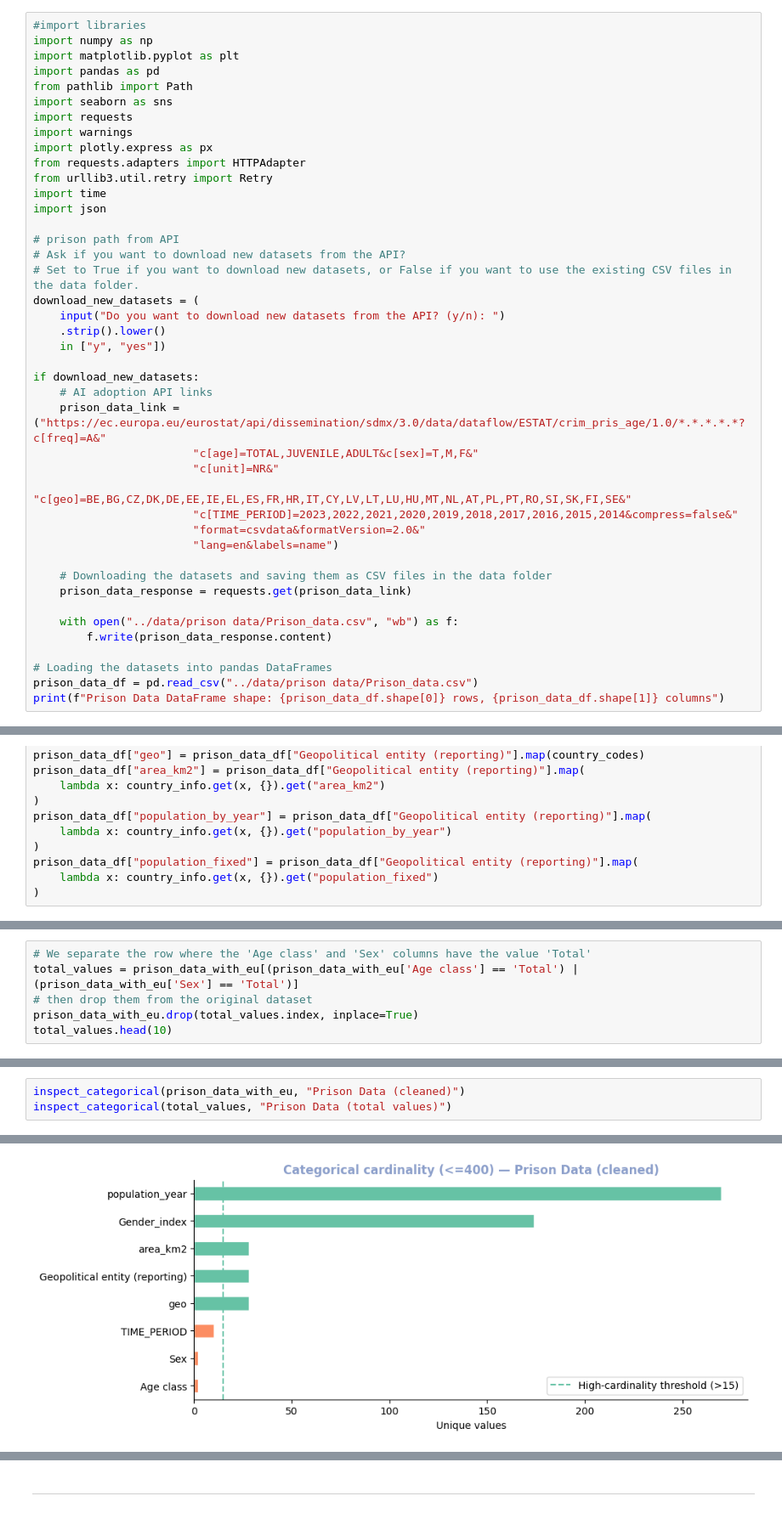
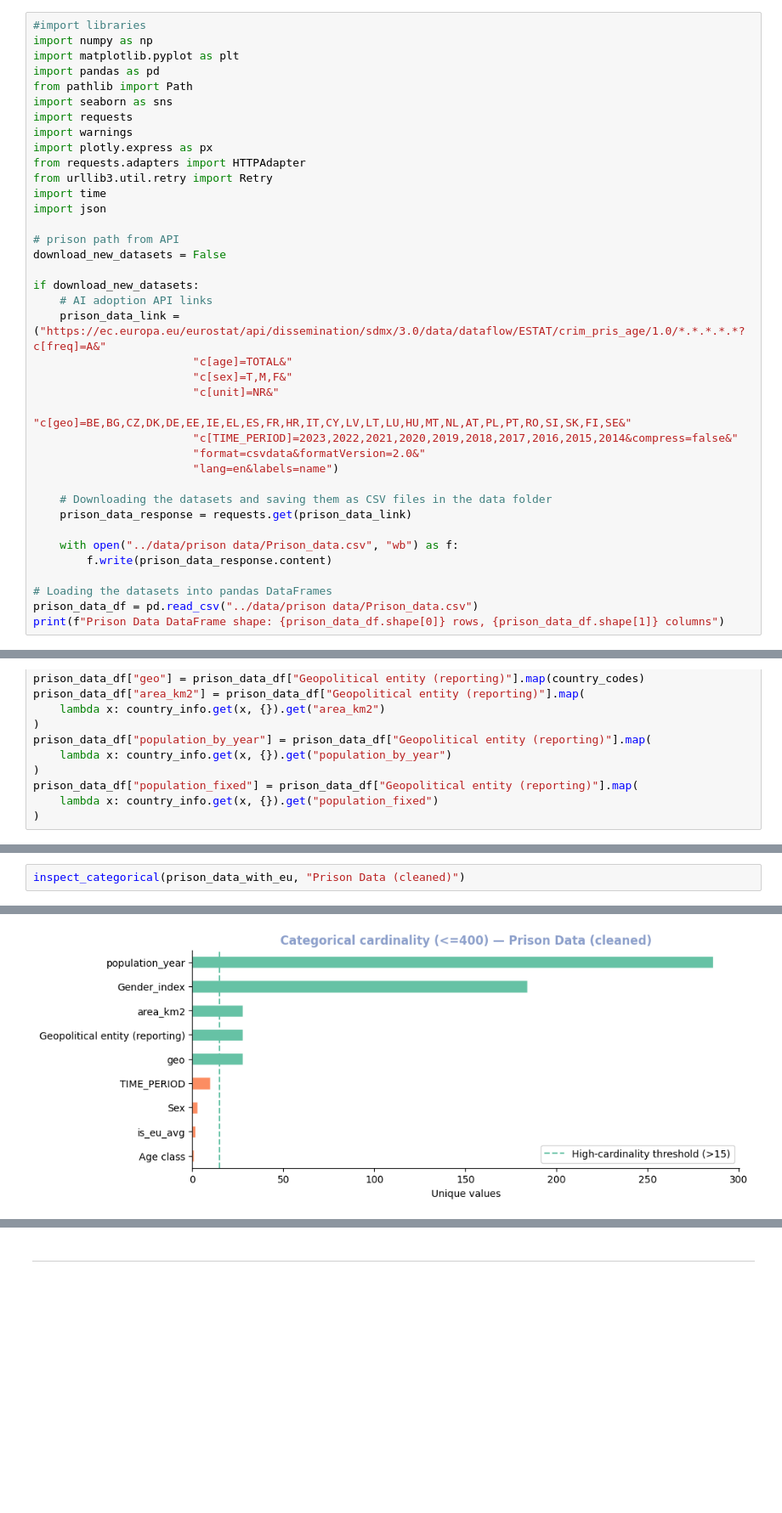
Before and after one commit to giuliodamico/Gender-Inequality-Index-vs-Female-jail-population, a Jupyter notebook: notebooks/Prison_data_graph.ipynb, the cells around one changed output, grey strips where cells are left out. Shown at 85% size. Saved outputs shown, nothing was run; the diff lists cells and outputs as text; blank space fills up the shorter version.

Commit message:
Final data (n-essima)

```diff
--- a/notebooks/Prison_data_graph.ipynb
+++ b/notebooks/Prison_data_graph.ipynb
@@ -14,17 +14,13 @@ import time
 import json
 
 # prison path from API
-# Ask if you want to download new datasets from the API?
-# Set to True if you want to download new datasets, or False if you want to use the existing CSV files in the data folder.
-download_new_datasets = (
-    input("Do you want to download new datasets from the API? (y/n): ")
-    .strip().lower()
-    in ["y", "yes"])
+download_new_datasets = False
 
 if download_new_datasets:
     # AI adoption API links
     prison_data_link = ("https://ec.europa.eu/eurostat/api/dissemination/sdmx/3.0/data/dataflow/ESTAT/crim_pris_age/1.0/*.*.*.*.*?c[freq]=A&"
-                        "c[age]=TOTAL,JUVENILE,ADULT&c[sex]=T,M,F&"
+                        "c[age]=TOTAL&"
+                        "c[sex]=T,M,F&"
                         "c[unit]=NR&"
                         "c[geo]=BE,BG,CZ,DK,DE,EE,IE,EL,ES,FR,HR,IT,CY,LV,LT,LU,HU,MT,NL,AT,PL,PT,RO,SI,SK,FI,SE&"
                         "c[TIME_PERIOD]=2023,2022,2021,2020,2019,2018,2017,2016,2015,2014&compress=false&"
@@ -296,6 +291,0 @@ print(prison_data_with_eu[prison_data_with_eu['Geopolitical entity (reporting)']
-# %%
-# We separate the row where the 'Age class' and 'Sex' columns have the value 'Total'
-total_values = prison_data_with_eu[(prison_data_with_eu['Age class'] == 'Total') | (prison_data_with_eu['Sex'] == 'Total')]
-# then drop them from the original dataset
-prison_data_with_eu.drop(total_values.index, inplace=True)
-total_values.head(10)
@@ -314,4 +292,3 @@ total_values.head(10)
 # %%
 inspect_categorical(prison_data_with_eu, "Prison Data (cleaned)")
-inspect_categorical(total_values, "Prison Data (total values)")
 # %% [output]
@@ -318 +297 @@ inspect_categorical(total_values, "Prison Data (total values)")
-[figure, old version]
+[figure, new version]
```
Also changed, not shown: parts of 15 cells of this notebook, 5 other files.
